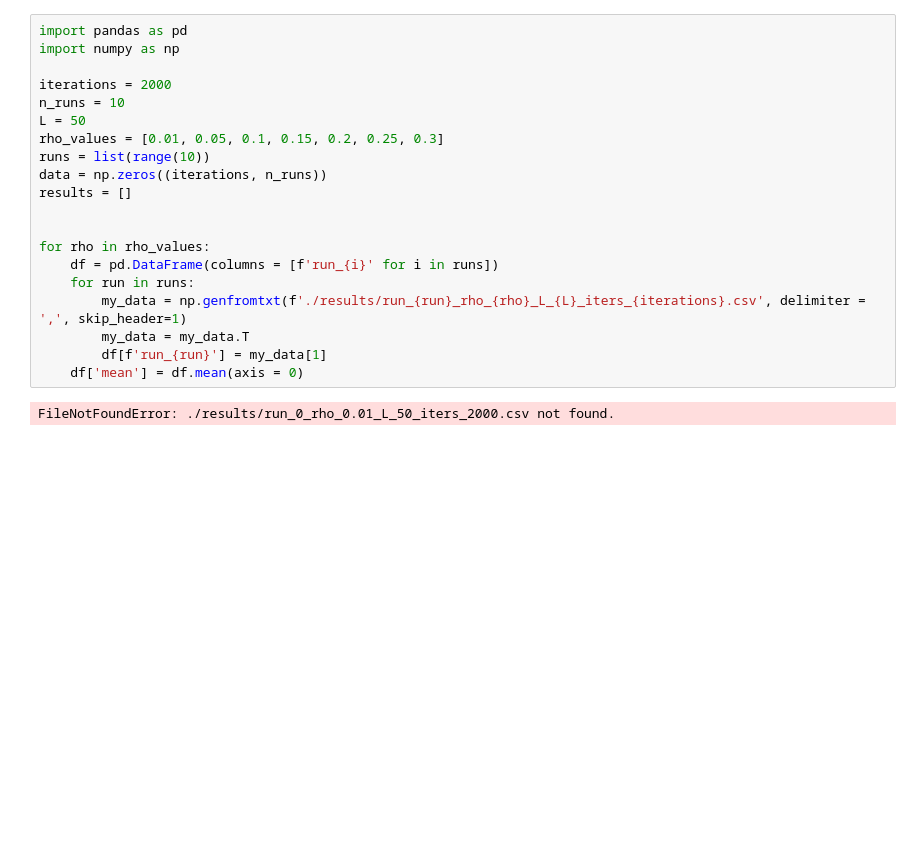
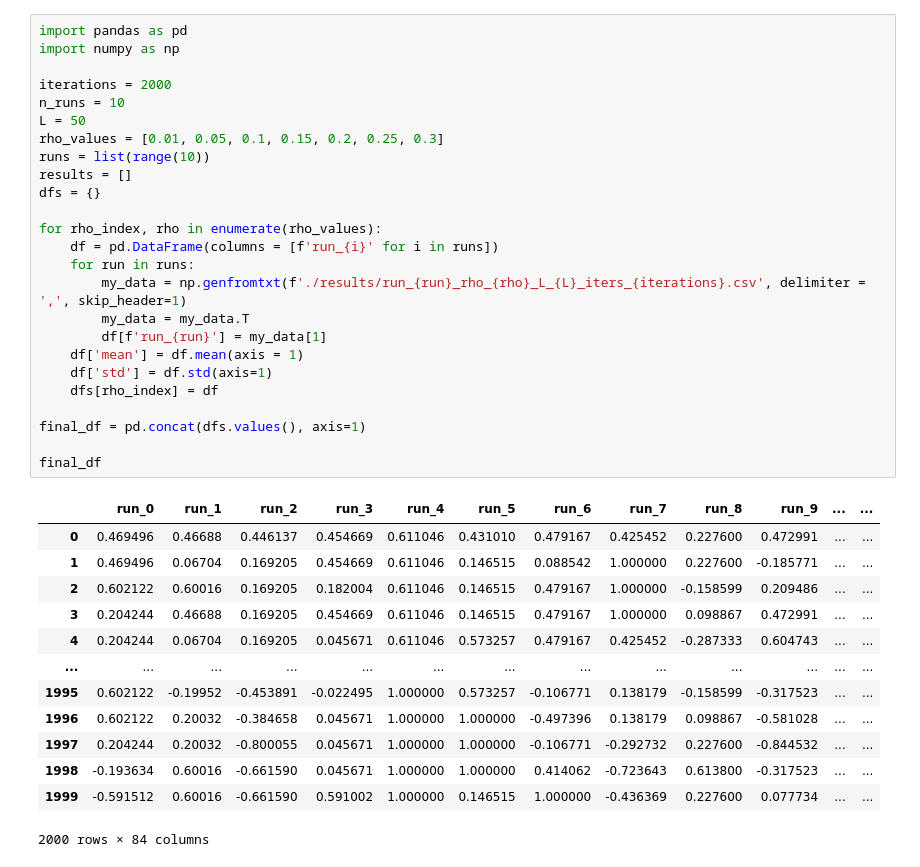
Before and after one commit to Ninavd/crowd-control, a Jupyter notebook: data_analysis.ipynb, the cells around one changed output. Cells and saved outputs as stored; diff of their text form; blank space fills up the shorter version.

Commit message:
Data analysis edit + remove analysis during simulation

```diff
--- a/data_analysis.ipynb
+++ b/data_analysis.ipynb
@@ -1,22 +1,39 @@
 # %%
 import pandas as pd
 import numpy as np
 
 iterations = 2000
 n_runs = 10
 L = 50
 rho_values = [0.01, 0.05, 0.1, 0.15, 0.2, 0.25, 0.3]
 runs = list(range(10))
-data = np.zeros((iterations, n_runs))
 results = []
+dfs = {}
 
-
-for rho in rho_values:
+for rho_index, rho in enumerate(rho_values):
     df = pd.DataFrame(columns = [f'run_{i}' for i in runs])
     for run in runs:
         my_data = np.genfromtxt(f'./results/run_{run}_rho_{rho}_L_{L}_iters_{iterations}.csv', delimiter = ',', skip_header=1)
         my_data = my_data.T
         df[f'run_{run}'] = my_data[1]
-    df['mean'] = df.mean(axis = 0)
+    df['mean'] = df.mean(axis = 1)
+    df['std'] = df.std(axis=1)
+    dfs[rho_index] = df
+
+final_df = pd.concat(dfs.values(), axis=1)
+
+final_df
 # %% [output]
+|  | run_0 | run_1 | run_2 | run_3 | run_4 | run_5 | run_6 | run_7 | run_8 | run_9 | ... | ... |
+| 0 | 0.469496 | 0.46688 | 0.446137 | 0.454669 | 0.611046 | 0.431010 | 0.479167 | 0.425452 | 0.227600 | 0.472991 | ... | ... |
+| 1 | 0.469496 | 0.06704 | 0.169205 | 0.454669 | 0.611046 | 0.146515 | 0.088542 | 1.000000 | 0.227600 | -0.185771 | ... | ... |
+| 2 | 0.602122 | 0.60016 | 0.169205 | 0.182004 | 0.611046 | 0.146515 | 0.479167 | 1.000000 | -0.158599 | 0.209486 | ... | ... |
+| 3 | 0.204244 | 0.46688 | 0.169205 | 0.454669 | 0.611046 | 0.146515 | 0.479167 | 1.000000 | 0.098867 | 0.472991 | ... | ... |
+| 4 | 0.204244 | 0.06704 | 0.169205 | 0.045671 | 0.611046 | 0.573257 | 0.479167 | 0.425452 | -0.287333 | 0.604743 | ... | ... |
+| ... | ... | ... | ... | ... | ... | ... | ... | ... | ... | ... | ... | ... |
+| 1995 | 0.602122 | -0.19952 | -0.453891 | -0.022495 | 1.000000 | 0.573257 | -0.106771 | 0.138179 | -0.158599 | -0.317523 | ... | ... |
+| 1996 | 0.602122 | 0.20032 | -0.384658 | 0.045671 | 1.000000 | 1.000000 | -0.497396 | 0.138179 | 0.098867 | -0.581028 | ... | ... |
+| 1997 | 0.204244 | 0.20032 | -0.800055 | 0.045671 | 1.000000 | 1.000000 | -0.106771 | -0.292732 | 0.227600 | -0.844532 | ... | ... |
+| 1998 | -0.193634 | 0.60016 | -0.661590 | 0.045671 | 1.000000 | 1.000000 | 0.414062 | -0.723643 | 0.613800 | -0.317523 | ... | ... |
+| 1999 | -0.591512 | 0.60016 | -0.661590 | 0.591002 | 1.000000 | 0.146515 | 1.000000 | -0.436369 | 0.227600 | 0.077734 | ... | ... |
-FileNotFoundError: ./results/run_0_rho_0.01_L_50_iters_2000.csv not found.
+2000 rows × 84 columns
```
Also changed, not shown: parts of 1 cell of this notebook, 1 other file.
